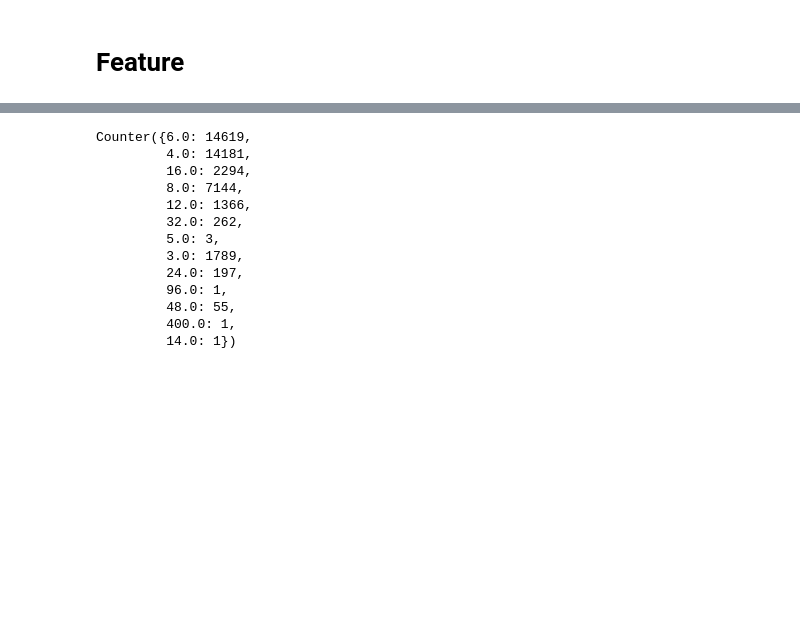
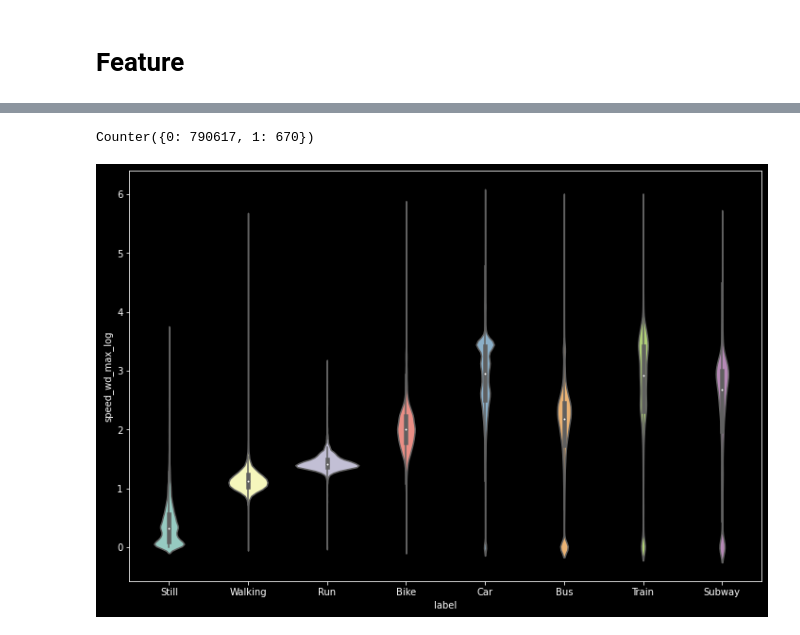
Before and after one commit to Ryanna-github/SHL2021, a Jupyter notebook: 2021-05-21_feature_explore.ipynb, the cells around one changed output, grey strips where cells are left out. Cells and saved outputs as stored; diff of their text form; code cells hidden in the pictures; blank space fills up the shorter version.

```diff
--- a/2021-05-21_feature_explore.ipynb
+++ b/2021-05-21_feature_explore.ipynb
@@ -108,18 +114,8 @@ plt.hist(t, bins = 20);
-# %%
-Counter(t)
-# %% [output]
-Counter({6.0: 14619,
-         4.0: 14181,
-         16.0: 2294,
-         8.0: 7144,
-         12.0: 1366,
-         32.0: 262,
-         5.0: 3,
-         3.0: 1789,
-         24.0: 197,
-         96.0: 1,
-         48.0: 55,
-         400.0: 1,
-         14.0: 1})
 # %%
 # sns.displot(t, kde = False)
+# %%
+df_plot['tmp'] = df_plot.apply(lambda x: int(x[col_name] > 0), axis = 1)
+# %%
+Counter(df_plot['tmp'])
+# %% [output]
+Counter({0: 790617, 1: 670})
@@ -126,5 +124,7 @@ Counter({6.0: 14619,
 # %%
-# label_plot.box_label(df_plot, col_name, use_log = False, violin = True)
+label_plot.box_label(df_plot, 'speed_wd_max_log', use_log = False, violin = True)
+# %% [output]
+[figure, added]
 # %%
 # label_plot.box_label(df_plot, 'acc_wd_std', use_log = True, violin = False)
 # %%
```
Also changed, not shown: parts of 15 cells of this notebook, 6 other files.
